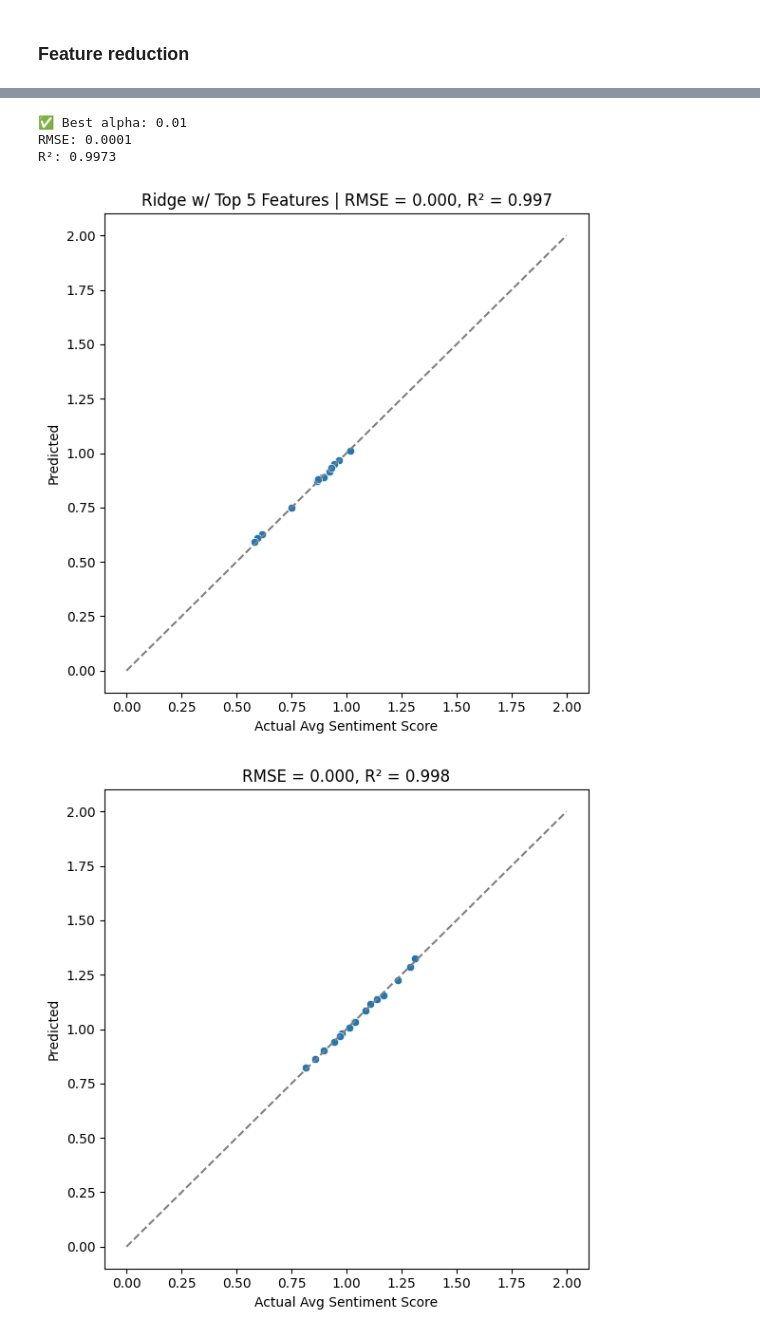
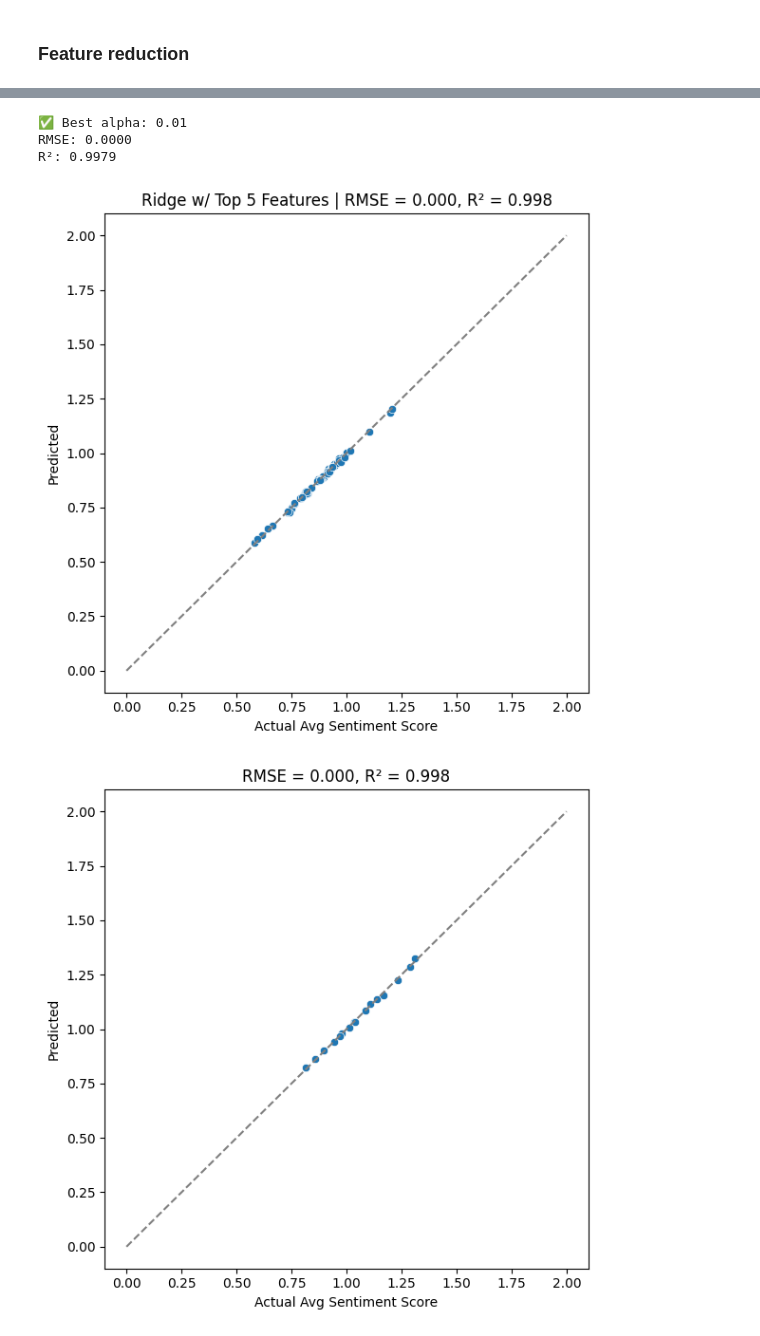
Before and after one commit to eric2003-tj/Python_ML_final, a Jupyter notebook: train_new.ipynb, the cells around one changed output, grey strips where cells are left out. Drawn from its saved outputs; the diff is of its cells as text; code cells hidden in the pictures.

```diff
--- a/train_new.ipynb
+++ b/train_new.ipynb
@@ -338,46 +320,41 @@ import seaborn as sns
 # === 1. 載入資料並選取前 5 特徵 ===
 df = pd.read_csv("daily_sentiment_features.csv")
 df = df.dropna()
 
 top5_features = ['prop_negative', 'vader_avg_compound', 'prop_positive', 'vader_std_compound', 'avg_mentions']
 X = df[top5_features]
 y = df["avg_sentiment_score"]
 
-# === 2. 資料切分 ===
-X_train, X_test, y_train, y_test = train_test_split(
-    X, y, test_size=0.2, random_state=42
-)
-
 # === 3. GridSearchCV for Ridge Regression ===
 param_grid = {'alpha': [0.01, 0.1, 1.0, 10, 100]}
 grid = GridSearchCV(Ridge(), param_grid, cv=5, scoring='neg_mean_squared_error')
-grid.fit(X_train, y_train)
+grid.fit(X, y)
 
 best_model = grid.best_estimator_
 print(f"✅ Best alpha: {best_model.alpha}")
 
 # === 4. 預測與評估 ===
-y_pred = best_model.predict(X_test)
-rmse = mean_squared_error(y_test, y_pred)
-r2 = r2_score(y_test, y_pred)
+y_pred = best_model.predict(X)
+rmse = mean_squared_error(y, y_pred)
+r2 = r2_score(y, y_pred)
 
 print(f"RMSE: {rmse:.4f}")
 print(f"R²: {r2:.4f}")
 
 # === 5. 視覺化 ===
 plt.figure(figsize=(6, 6))
-sns.scatterplot(x=y_test, y=y_pred)
+sns.scatterplot(x=y, y=y_pred)
 plt.plot([0, 2], [0, 2], linestyle='--', color='gray')
 plt.xlabel("Actual Avg Sentiment Score")
 plt.ylabel("Predicted")
 plt.title(f"Ridge w/ Top 5 Features | RMSE = {rmse:.3f}, R² = {r2:.3f}")
 plt.tight_layout()
 plt.show()
 # %% [output]
 ✅ Best alpha: 0.01
-RMSE: 0.0001
-R²: 0.9973
+RMSE: 0.0000
+R²: 0.9979
-[figure, old version]
+[figure, new version]
 # %%
 # === 1. 載入每日特徵資料 ===
 df = pd.read_csv("daily_sentiment_features_test.csv")
```
Also changed, not shown: parts of 16 cells of this notebook.
